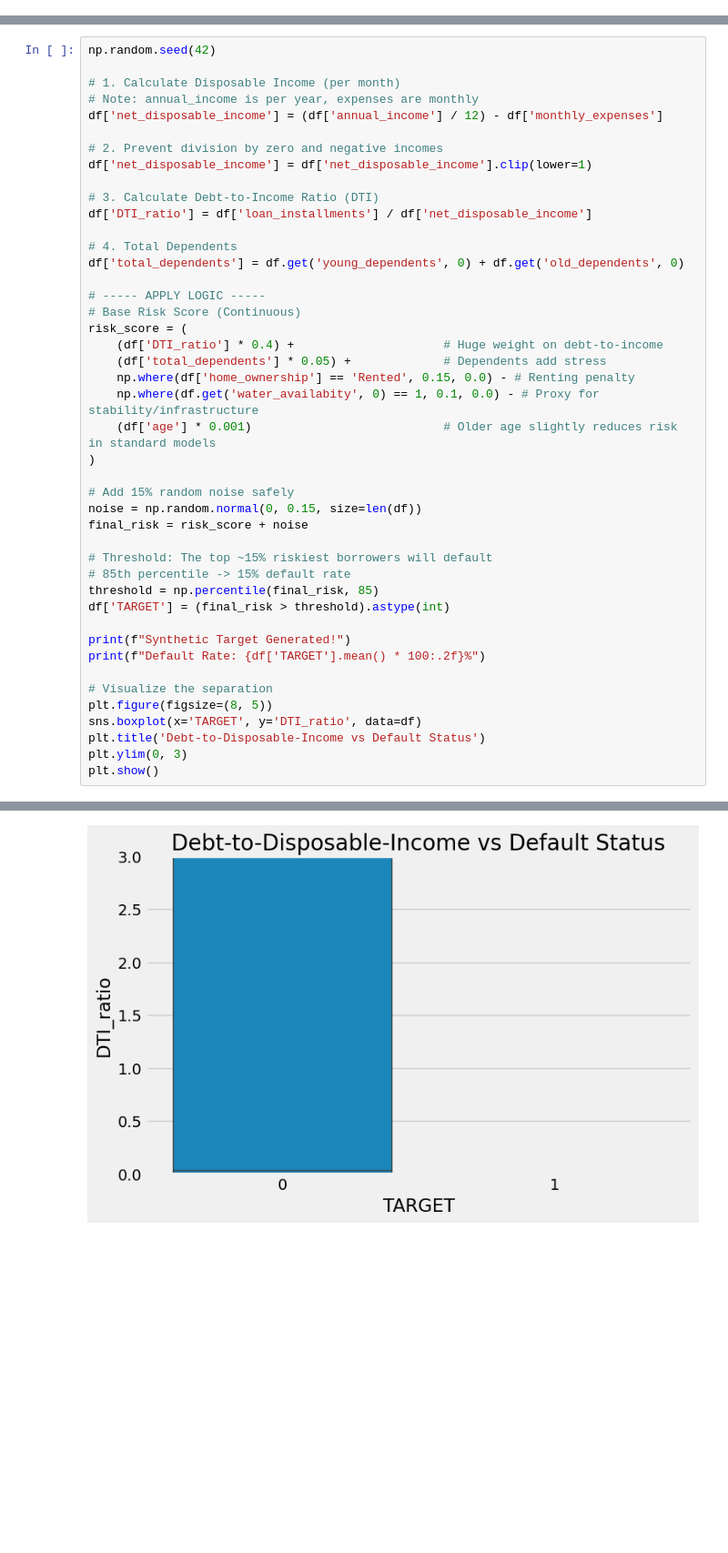
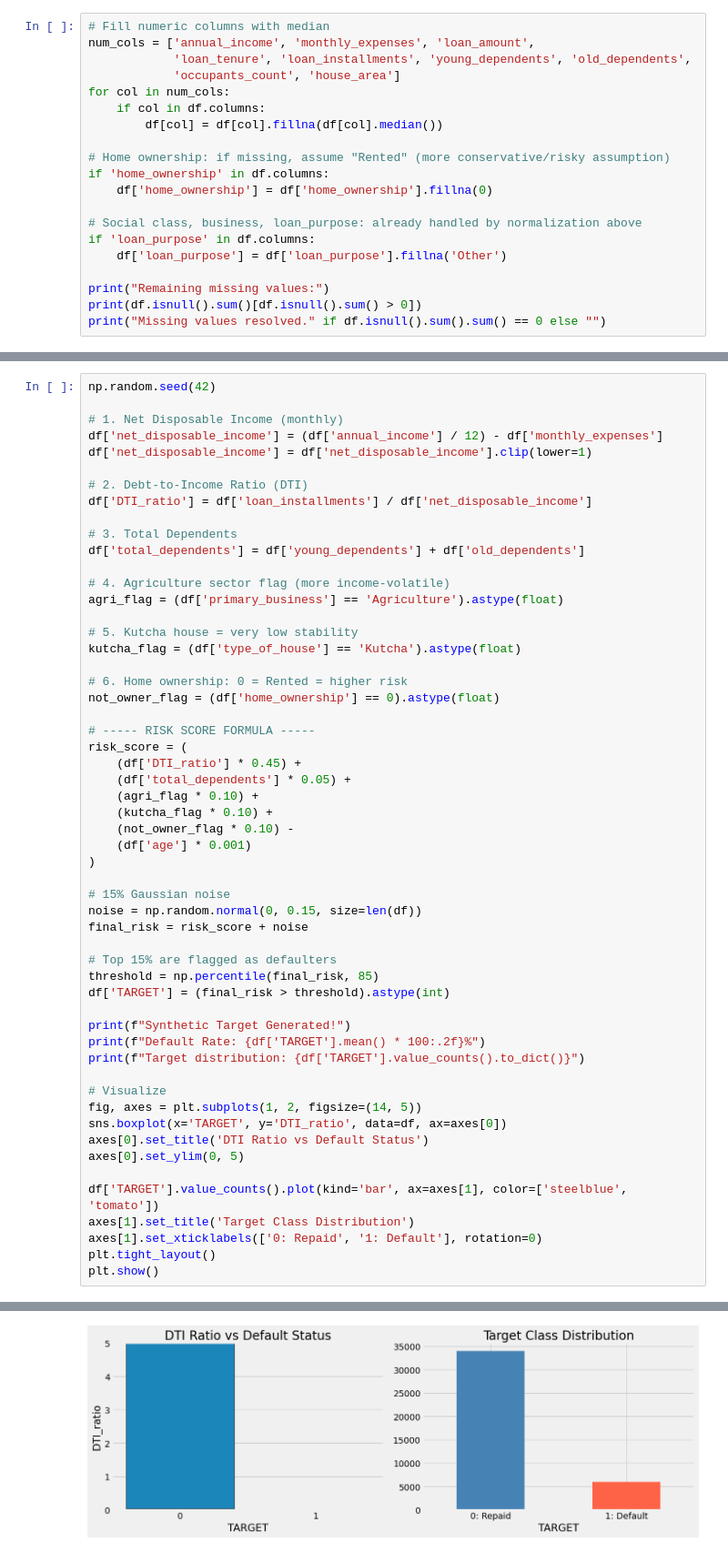
Before and after one commit to Nava-deep-18/Dual_Mode_AI_Lending_System, a Jupyter notebook: notebooks/02_rural_microfinance/01_eda_and_cleaning.ipynb, the cells around one changed output, grey strips where cells are left out. Shown at 91% size. Cells and saved outputs as stored; diff of their text form; blank space fills up the shorter version.

```diff
--- a/notebooks/02_rural_microfinance/01_eda_and_cleaning.ipynb
+++ b/notebooks/02_rural_microfinance/01_eda_and_cleaning.ipynb
@@ -88,0 +189,20 @@ Someone is highly likely to default if:
+# %%
+# Fill numeric columns with median
+num_cols = ['annual_income', 'monthly_expenses', 'loan_amount',
+            'loan_tenure', 'loan_installments', 'young_dependents', 'old_dependents',
+            'occupants_count', 'house_area']
+for col in num_cols:
+    if col in df.columns:
+        df[col] = df[col].fillna(df[col].median())
+
+# Home ownership: if missing, assume "Rented" (more conservative/risky assumption)
+if 'home_ownership' in df.columns:
+    df['home_ownership'] = df['home_ownership'].fillna(0)
+
+# Social class, business, loan_purpose: already handled by normalization above
+if 'loan_purpose' in df.columns:
+    df['loan_purpose'] = df['loan_purpose'].fillna('Other')
+
+print("Remaining missing values:")
+print(df.isnull().sum()[df.isnull().sum() > 0])
+print("Missing values resolved." if df.isnull().sum().sum() == 0 else "")
@@ -89,46 +225,57 @@ Someone is highly likely to default if:
 # %%
 np.random.seed(42)
 
-# 1. Calculate Disposable Income (per month)
-# Note: annual_income is per year, expenses are monthly
+# 1. Net Disposable Income (monthly)
 df['net_disposable_income'] = (df['annual_income'] / 12) - df['monthly_expenses']
-
-# 2. Prevent division by zero and negative incomes
 df['net_disposable_income'] = df['net_disposable_income'].clip(lower=1)
 
-# 3. Calculate Debt-to-Income Ratio (DTI)
+# 2. Debt-to-Income Ratio (DTI)
 df['DTI_ratio'] = df['loan_installments'] / df['net_disposable_income']
 
-# 4. Total Dependents
-df['total_dependents'] = df.get('young_dependents', 0) + df.get('old_dependents', 0)
+# 3. Total Dependents
+df['total_dependents'] = df['young_dependents'] + df['old_dependents']
 
-# ----- APPLY LOGIC -----
-# Base Risk Score (Continuous)
+# 4. Agriculture sector flag (more income-volatile)
+agri_flag = (df['primary_business'] == 'Agriculture').astype(float)
+
+# 5. Kutcha house = very low stability
+kutcha_flag = (df['type_of_house'] == 'Kutcha').astype(float)
+
+# 6. Home ownership: 0 = Rented = higher risk
+not_owner_flag = (df['home_ownership'] == 0).astype(float)
+
+# ----- RISK SCORE FORMULA -----
 risk_score = (
-    (df['DTI_ratio'] * 0.4) +                     # Huge weight on debt-to-income
-    (df['total_dependents'] * 0.05) +             # Dependents add stress
-    np.where(df['home_ownership'] == 'Rented', 0.15, 0.0) - # Renting penalty
-    np.where(df.get('water_availabity', 0) == 1, 0.1, 0.0) - # Proxy for stability/infrastructure
-    (df['age'] * 0.001)                           # Older age slightly reduces risk in standard models
+    (df['DTI_ratio'] * 0.45) +
+    (df['total_dependents'] * 0.05) +
+    (agri_flag * 0.10) +
+    (kutcha_flag * 0.10) +
+    (not_owner_flag * 0.10) -
+    (df['age'] * 0.001)
 )
 
-# Add 15% random noise safely
+# 15% Gaussian noise
 noise = np.random.normal(0, 0.15, size=len(df))
 final_risk = risk_score + noise
 
-# Threshold: The top ~15% riskiest borrowers will default
-# 85th percentile -> 15% default rate
+# Top 15% are flagged as defaulters
 threshold = np.percentile(final_risk, 85)
 df['TARGET'] = (final_risk > threshold).astype(int)
 
 print(f"Synthetic Target Generated!")
 print(f"Default Rate: {df['TARGET'].mean() * 100:.2f}%")
+print(f"Target distribution: {df['TARGET'].value_counts().to_dict()}")
 
-# Visualize the separation
-plt.figure(figsize=(8, 5))
-sns.boxplot(x='TARGET', y='DTI_ratio', data=df)
-plt.title('Debt-to-Disposable-Income vs Default Status')
-plt.ylim(0, 3)
+# Visualize
+fig, axes = plt.subplots(1, 2, figsize=(14, 5))
+sns.boxplot(x='TARGET', y='DTI_ratio', data=df, ax=axes[0])
+axes[0].set_title('DTI Ratio vs Default Status')
+axes[0].set_ylim(0, 5)
+
+df['TARGET'].value_counts().plot(kind='bar', ax=axes[1], color=['steelblue', 'tomato'])
+axes[1].set_title('Target Class Distribution')
+axes[1].set_xticklabels(['0: Repaid', '1: Default'], rotation=0)
+plt.tight_layout()
 plt.show()
 # %% [output]
 Synthetic Target Generated!
@@ -136 +284 @@ Default Rate: 15.00%
-[figure, old version]
+[figure, new version]
```
Also changed, not shown: parts of 16 cells of this notebook.
